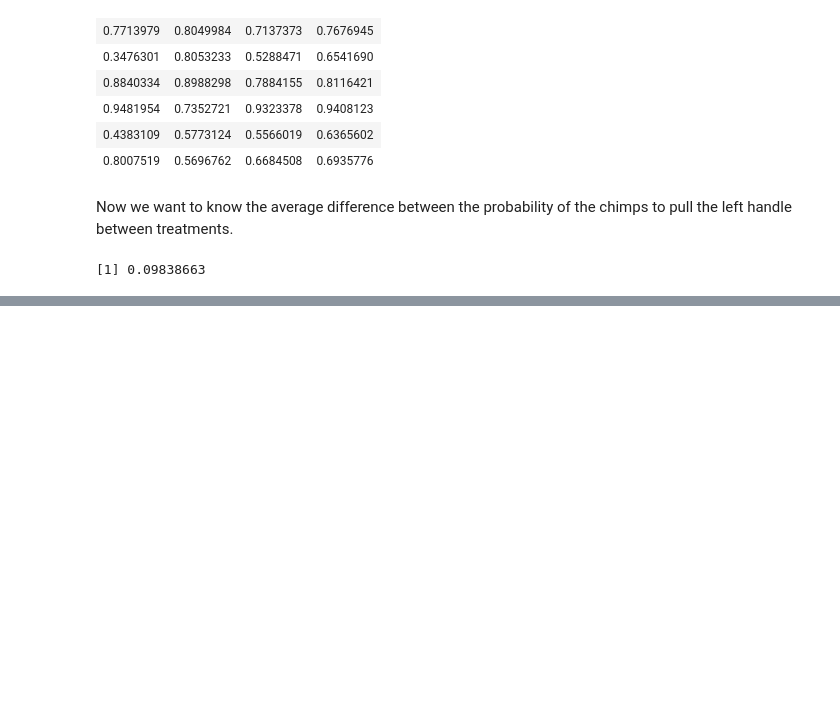
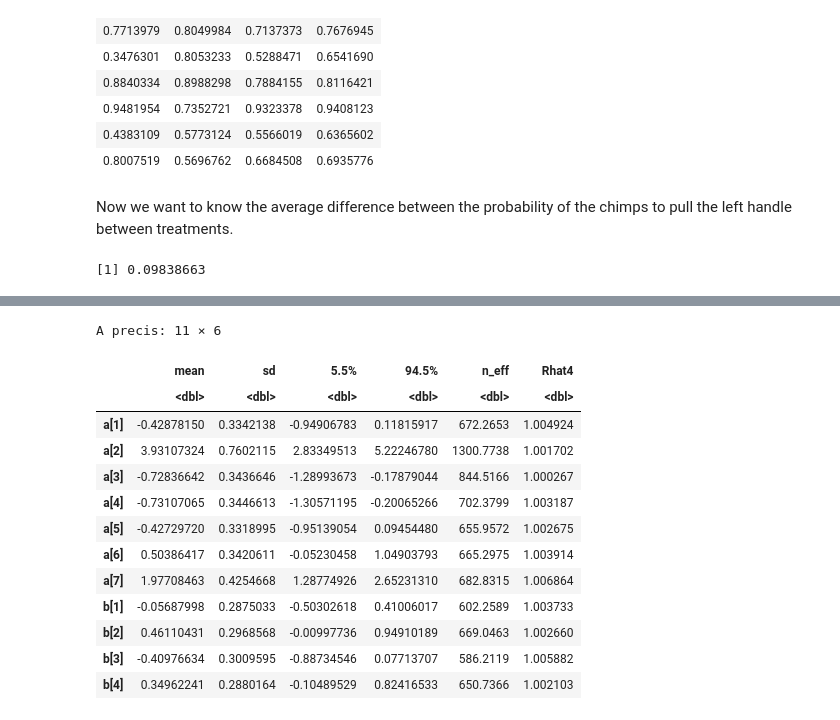
Before and after one commit to maxthemillion/statistical-rethinking, a Jupyter notebook: Chapter 11/c11_recap.ipynb, the cells around one changed output, grey strips where cells are left out. Saved outputs shown, nothing was run; the diff lists cells and outputs as text; code cells hidden in the pictures; blank space fills up the shorter version.

```diff
--- a/Chapter 11/c11_recap.ipynb
+++ b/Chapter 11/c11_recap.ipynb
@@ -136,0 +141,6 @@ mean(abs(p[, 1] - p[, 2]))
+# %%
+dat_list <- list(
+    pulled_left=d$pulled_left,
+    actor=d$actor,
+    treatment=as.integer(d$treatment)
+)
@@ -136,0 +149,10 @@ mean(abs(p[, 1] - p[, 2]))
+# %%
+m11.4 <- ulam(
+    alist(
+        pulled_left ~ dbinom(1, p),
+        logit(p) <- a[actor] + b[treatment],
+        a[actor] ~ dnorm(0, 1.5),
+        b[treatment] ~ dnorm(0, 0.5)
+    ), data=dat_list, chains=4, log_lik=TRUE
+
+)
@@ -136,0 +177,17 @@ mean(abs(p[, 1] - p[, 2]))
+# %%
+precis(m11.4, depth=2)
+# %% [output]
+A precis: 11 × 6
+|  | mean | sd | 5.5% | 94.5% | n_eff | Rhat4 |
+|  | <dbl> | <dbl> | <dbl> | <dbl> | <dbl> | <dbl> |
+| a[1] | -0.42878150 | 0.3342138 | -0.94906783 | 0.11815917 | 672.2653 | 1.004924 |
+| a[2] | 3.93107324 | 0.7602115 | 2.83349513 | 5.22246780 | 1300.7738 | 1.001702 |
+| a[3] | -0.72836642 | 0.3436646 | -1.28993673 | -0.17879044 | 844.5166 | 1.000267 |
+| a[4] | -0.73107065 | 0.3446613 | -1.30571195 | -0.20065266 | 702.3799 | 1.003187 |
+| a[5] | -0.42729720 | 0.3318995 | -0.95139054 | 0.09454480 | 655.9572 | 1.002675 |
+| a[6] | 0.50386417 | 0.3420611 | -0.05230458 | 1.04903793 | 665.2975 | 1.003914 |
+| a[7] | 1.97708463 | 0.4254668 | 1.28774926 | 2.65231310 | 682.8315 | 1.006864 |
+| b[1] | -0.05687998 | 0.2875033 | -0.50302618 | 0.41006017 | 602.2589 | 1.003733 |
+| b[2] | 0.46110431 | 0.2968568 | -0.00997736 | 0.94910189 | 669.0463 | 1.002660 |
+| b[3] | -0.40976634 | 0.3009595 | -0.88734546 | 0.07713707 | 586.2119 | 1.005882 |
+| b[4] | 0.34962241 | 0.2880164 | -0.10489529 | 0.82416533 | 650.7366 | 1.002103 |
```
Also changed, not shown: parts of 6 cells of this notebook.
